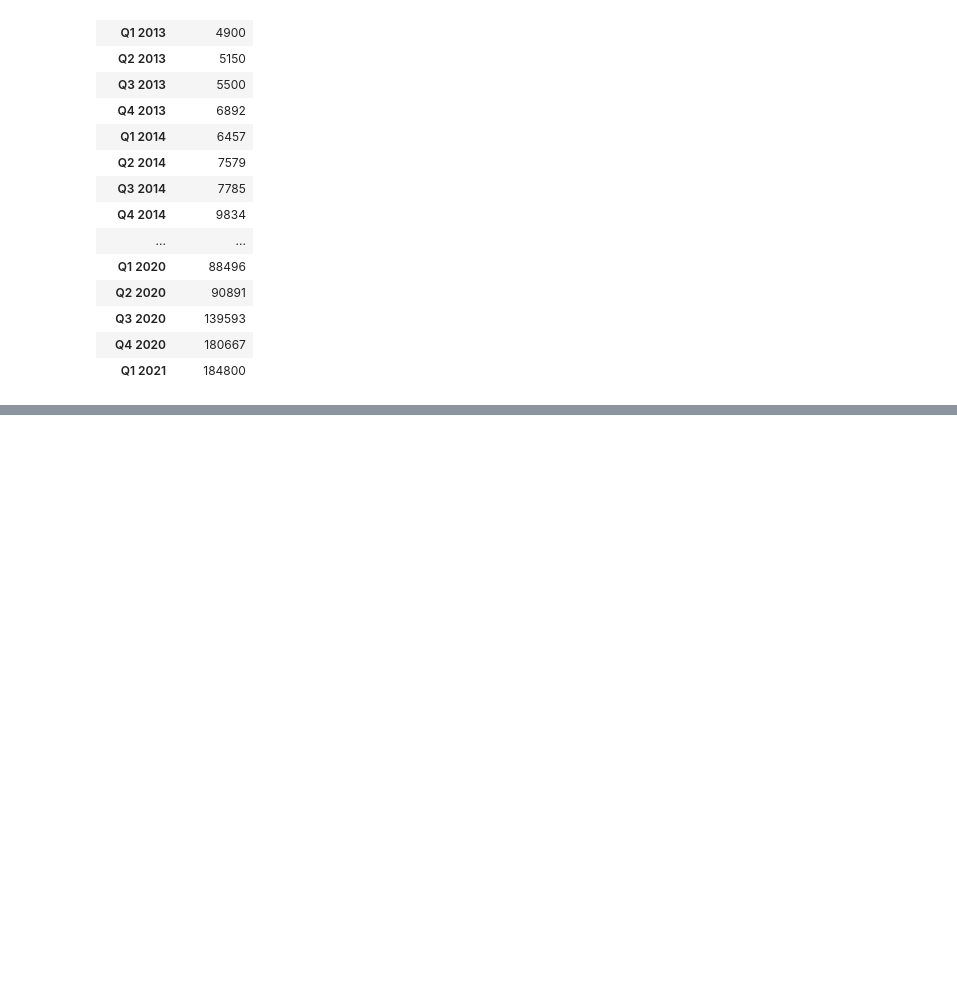
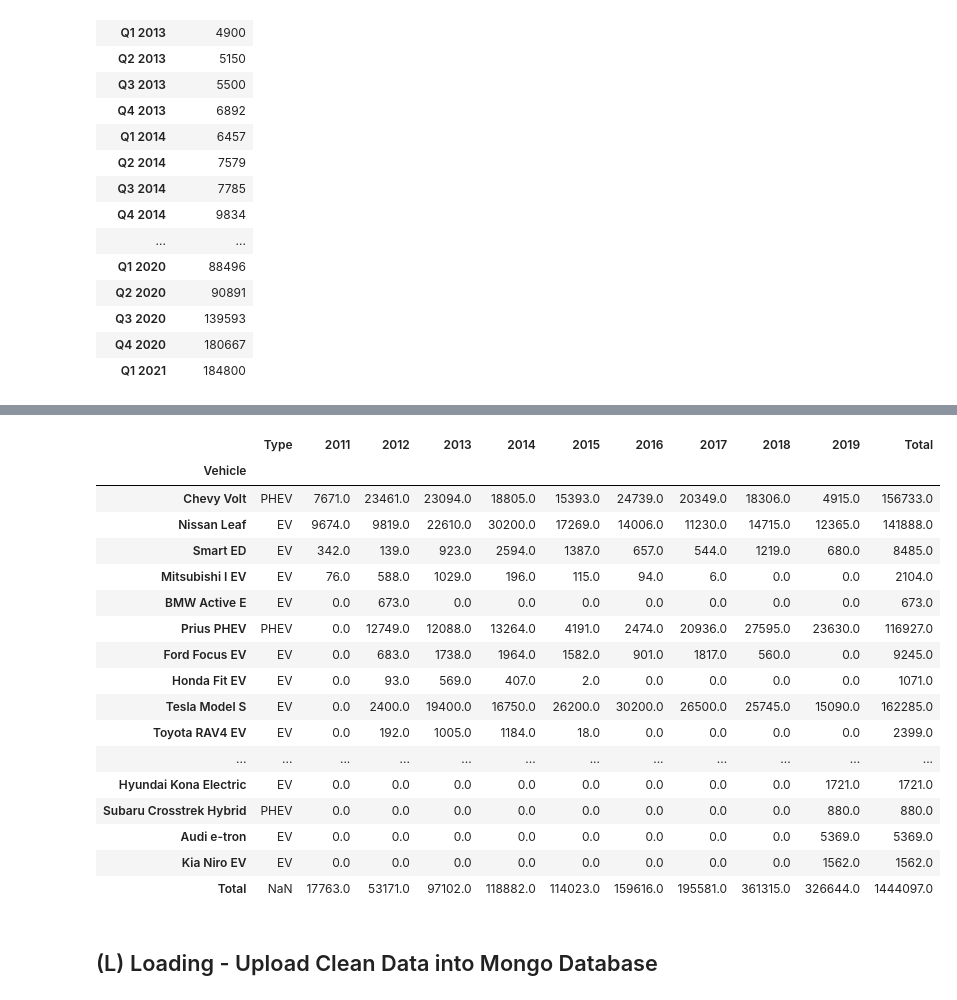
Before and after one commit to MwansaMwango/rise-of-electric-vehicles, a Jupyter notebook: data/scrape_telsa_sales_wiki.ipynb, the cells around one changed output, grey strips where cells are left out. Drawn from its saved outputs; the diff is of its cells as text; code cells hidden in the pictures; blank space fills up the shorter version.

Commit message:
Added ETL for US EV car sales.
Still need to complete the mongo DB upload

```diff
--- a/data/scrape_telsa_sales_wiki.ipynb
+++ b/data/scrape_telsa_sales_wiki.ipynb
@@ -66,0 +139,6 @@ tesla_sales_clean_df.set_index('Quarter_Yr')
+# %%
+# Import US EV Sales from Spreadsheet
+# read file
+excel_file = "10567_pev_sales_2-28-20.xlsx"
+us_ev_sales_df = pd.read_excel(excel_file, 'PEV Sales Final 2019', header=2,index_col=1)
+us_ev_sales_df
@@ -67,3 +160,30 @@ tesla_sales_clean_df.set_index('Quarter_Yr')
+# %%
+#Remove first column
+us_ev_sales_df = us_ev_sales_df.drop(us_ev_sales_df.columns[0], axis=1)
+# %%
+# Remove redundant rows
+us_ev_sales_df.drop(us_ev_sales_df.index[56:], axis=0)
+# %% [output]
+|  | Type | 2011 | 2012 | 2013 | 2014 | 2015 | 2016 | 2017 | 2018 | 2019 | Total |
+| Vehicle |  |  |  |  |  |  |  |  |  |  |  |
+| Chevy Volt | PHEV | 7671.0 | 23461.0 | 23094.0 | 18805.0 | 15393.0 | 24739.0 | 20349.0 | 18306.0 | 4915.0 | 156733.0 |
+| Nissan Leaf | EV | 9674.0 | 9819.0 | 22610.0 | 30200.0 | 17269.0 | 14006.0 | 11230.0 | 14715.0 | 12365.0 | 141888.0 |
+| Smart ED | EV | 342.0 | 139.0 | 923.0 | 2594.0 | 1387.0 | 657.0 | 544.0 | 1219.0 | 680.0 | 8485.0 |
+| Mitsubishi I EV | EV | 76.0 | 588.0 | 1029.0 | 196.0 | 115.0 | 94.0 | 6.0 | 0.0 | 0.0 | 2104.0 |
+| BMW Active E | EV | 0.0 | 673.0 | 0.0 | 0.0 | 0.0 | 0.0 | 0.0 | 0.0 | 0.0 | 673.0 |
+| Prius PHEV | PHEV | 0.0 | 12749.0 | 12088.0 | 13264.0 | 4191.0 | 2474.0 | 20936.0 | 27595.0 | 23630.0 | 116927.0 |
+| Ford Focus EV | EV | 0.0 | 683.0 | 1738.0 | 1964.0 | 1582.0 | 901.0 | 1817.0 | 560.0 | 0.0 | 9245.0 |
+| Honda Fit EV | EV | 0.0 | 93.0 | 569.0 | 407.0 | 2.0 | 0.0 | 0.0 | 0.0 | 0.0 | 1071.0 |
+| Tesla Model S | EV | 0.0 | 2400.0 | 19400.0 | 16750.0 | 26200.0 | 30200.0 | 26500.0 | 25745.0 | 15090.0 | 162285.0 |
+| Toyota RAV4 EV | EV | 0.0 | 192.0 | 1005.0 | 1184.0 | 18.0 | 0.0 | 0.0 | 0.0 | 0.0 | 2399.0 |
+| ... | ... | ... | ... | ... | ... | ... | ... | ... | ... | ... | ... |
+| Hyundai Kona Electric | EV | 0.0 | 0.0 | 0.0 | 0.0 | 0.0 | 0.0 | 0.0 | 0.0 | 1721.0 | 1721.0 |
+| Subaru Crosstrek Hybrid | PHEV | 0.0 | 0.0 | 0.0 | 0.0 | 0.0 | 0.0 | 0.0 | 0.0 | 880.0 | 880.0 |
+| Audi e-tron | EV | 0.0 | 0.0 | 0.0 | 0.0 | 0.0 | 0.0 | 0.0 | 0.0 | 5369.0 | 5369.0 |
+| Kia Niro EV | EV | 0.0 | 0.0 | 0.0 | 0.0 | 0.0 | 0.0 | 0.0 | 0.0 | 1562.0 | 1562.0 |
+| Total | NaN | 17763.0 | 53171.0 | 97102.0 | 118882.0 | 114023.0 | 159616.0 | 195581.0 | 361315.0 | 326644.0 | 1444097.0 |
+# %% [markdown]
+## (L) Loading - Upload Clean Data into Mongo Database
 # %%
 # Verify that the Amount column datatype has been made numeric
 # df['Amount'].dtype
```
Also changed, not shown: parts of 14 cells of this notebook.
